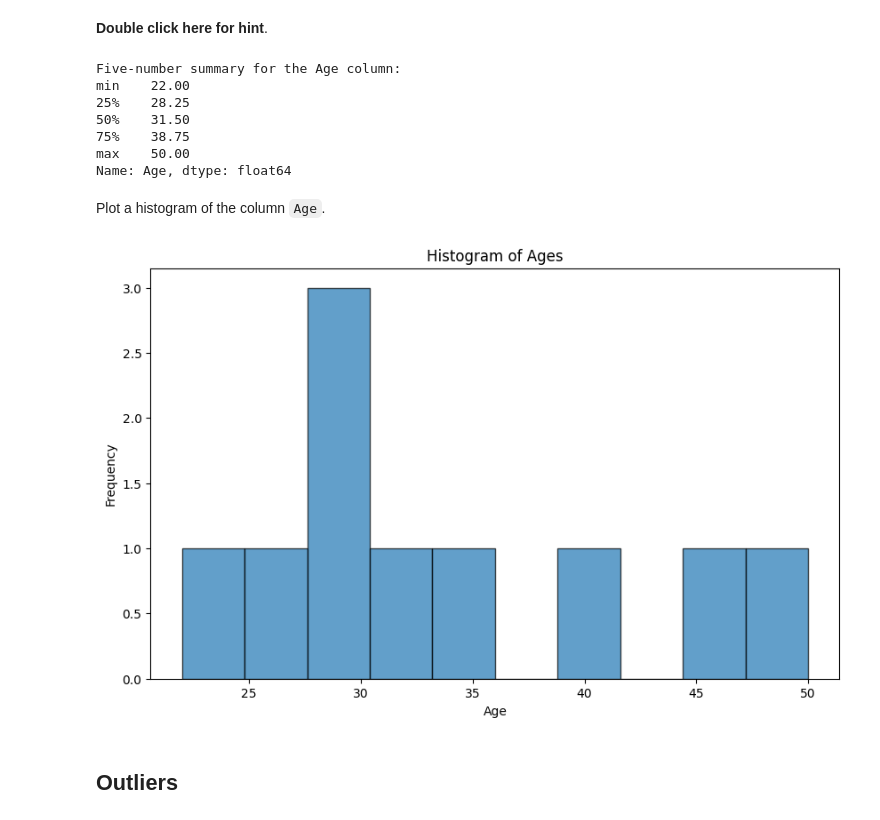
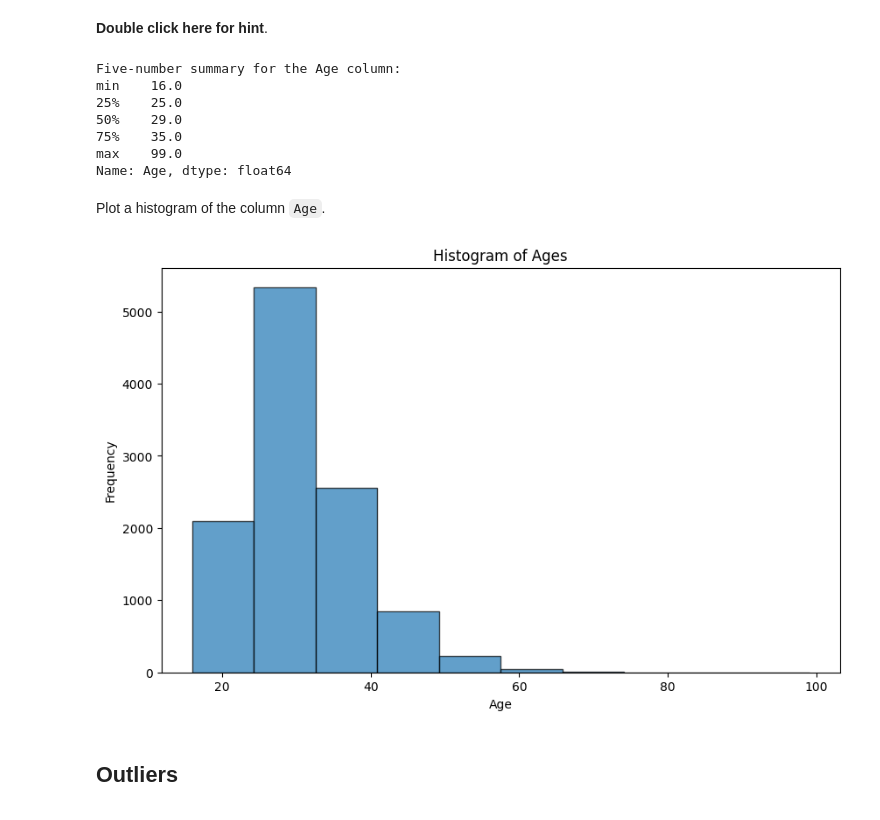
Before and after one commit to ncbidari/testrepo, a Jupyter notebook: M3ExploratoryDataAnalysis-lab.ipynb, the cells around one changed output. Saved outputs shown, nothing was run; the diff lists cells and outputs as text; code cells hidden in the pictures.

```diff
--- a/M3ExploratoryDataAnalysis-lab.ipynb
+++ b/M3ExploratoryDataAnalysis-lab.ipynb
@@ -166,12 +152,6 @@ import pandas as pd
 # Load your data into a DataFrame
 # df = pd.read_csv('your_data.csv')  # Replace with your data file
 
-# Example DataFrame (replace with your actual DataFrame)
-data = {
-    'ConvertedComp': [60000, 70000, 80000, 75000, 62000, 72000, 85000, 70000, 68000, 71000]
-}
-df = pd.DataFrame(data)
-
 # Calculate the median
 median_salary = df['ConvertedComp'].median()
 print(f'The median salary is: ${median_salary:.2f}')
@@ -185,12 +165,6 @@ import pandas as pd
 # Load your data into a DataFrame
 # df = pd.read_csv('your_data.csv')  # Replace with your data file
 
-# Example DataFrame (replace with your actual DataFrame)
-data = {
-    'Gender': ['Man', 'Man', 'Woman', 'Non-binary', 'Man', 'Man', 'Woman', 'Man']
-}
-df = pd.DataFrame(data)
-
 # Count the number of responders identified as "Man"
 count_men = df['Gender'].value_counts().get('Man', 0)
 print(f'Number of responders identified as "Man": {count_men}')
@@ -200,16 +174,6 @@ Number of responders identified as "Man": 5
 Find out the  median ConvertedComp of responders identified themselves only as a **Woman**?
 # %%
 import pandas as pd
-
-# Load your data into a DataFrame
-# df = pd.read_csv('your_data.csv')  # Replace with your data file
-
-# Example DataFrame (replace with your actual DataFrame)
-data = {
-    'Gender': ['Man', 'Woman', 'Woman', 'Man', 'Woman', 'Man', 'Woman'],
-    'ConvertedComp': [60000, 70000, 75000, 72000, 68000, 69000, 71000]
-}
-df = pd.DataFrame(data)
 
 # Filter the DataFrame for responders identified as "Woman"
 women_df = df[df['Gender'] == 'Woman']
@@ -228,16 +192,7 @@ Give the five number summary for the column `Age`?
 min,q1,median,q3,max of a column are its five number summary.
 -->
 # %%
-import pandas as pd
 
-# Load your data into a DataFrame
-# df = pd.read_csv('your_data.csv')  # Replace with your data file
-
-# Example DataFrame (replace with your actual DataFrame)
-data = {
-    'Age': [22, 25, 30, 28, 35, 40, 29, 33, 45, 50]
-}
-df = pd.DataFrame(data)
 
 # Calculate the five-number summary
 five_number_summary = df['Age'].describe(percentiles=[.25, .5, .75])
@@ -245,40 +200,30 @@ print('Five-number summary for the Age column:')
 print(five_number_summary[['min', '25%', '50%', '75%', 'max']])
 # %% [output]
 Five-number summary for the Age column:
-min    22.00
-25%    28.25
-50%    31.50
-75%    38.75
-max    50.00
+min    16.0
+25%    25.0
+50%    29.0
+75%    35.0
+max    99.0
 Name: Age, dtype: float64
 # %% [markdown]
 Plot a histogram of the column `Age`.
 # %%
-import pandas as pd
-import matplotlib.pyplot as plt
 
-# Load your data into a DataFrame
-# df = pd.read_csv('your_data.csv')  # Replace with your data file
-
-# Example DataFrame (replace with your actual DataFrame)
-data = {
-    'Age': [22, 25, 30, 28, 35, 40, 29, 33, 45, 50]
-}
-df = pd.DataFrame(data)
 
 # Plot the histogram
 plt.figure(figsize=(10, 6))
 plt.hist(df['Age'].dropna(), bins=10, edgecolor='black', alpha=0.7)
 
 # Add titles and labels
 plt.title('Histogram of Ages')
 plt.xlabel('Age')
 plt.ylabel('Frequency')
 
 # Show the plot
 plt.show()
 # %% [output]
-[figure, old version]
+[figure, new version]
 # %% [markdown]
 ## Outliers
 # %% [markdown]
```
Also changed, not shown: parts of 20 cells of this notebook.
